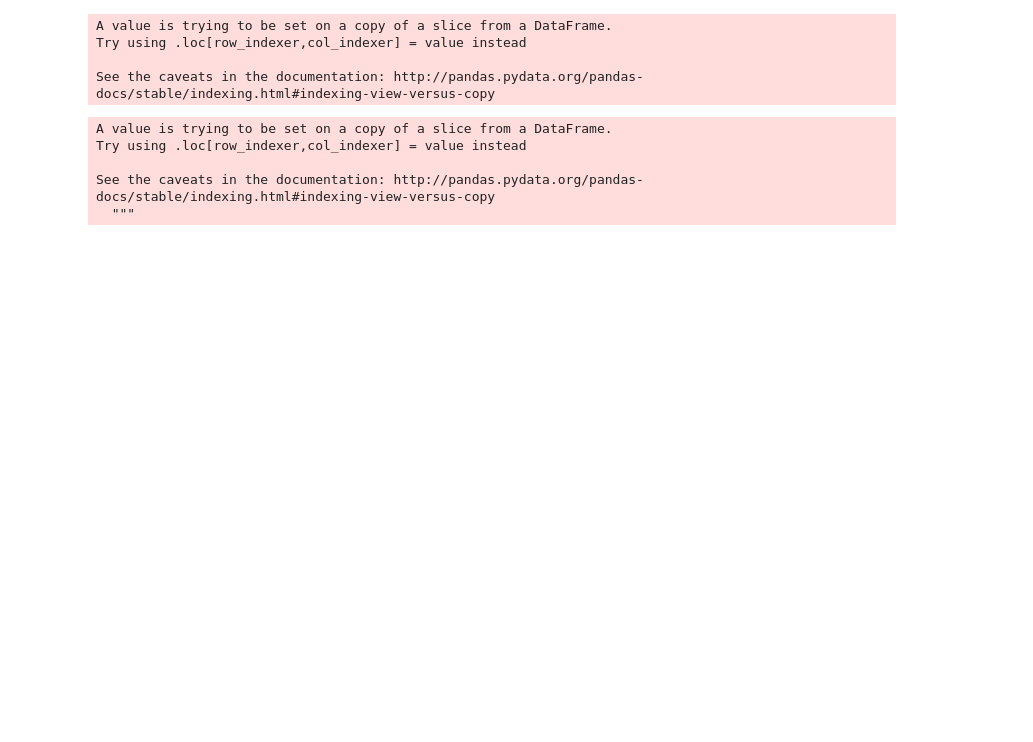
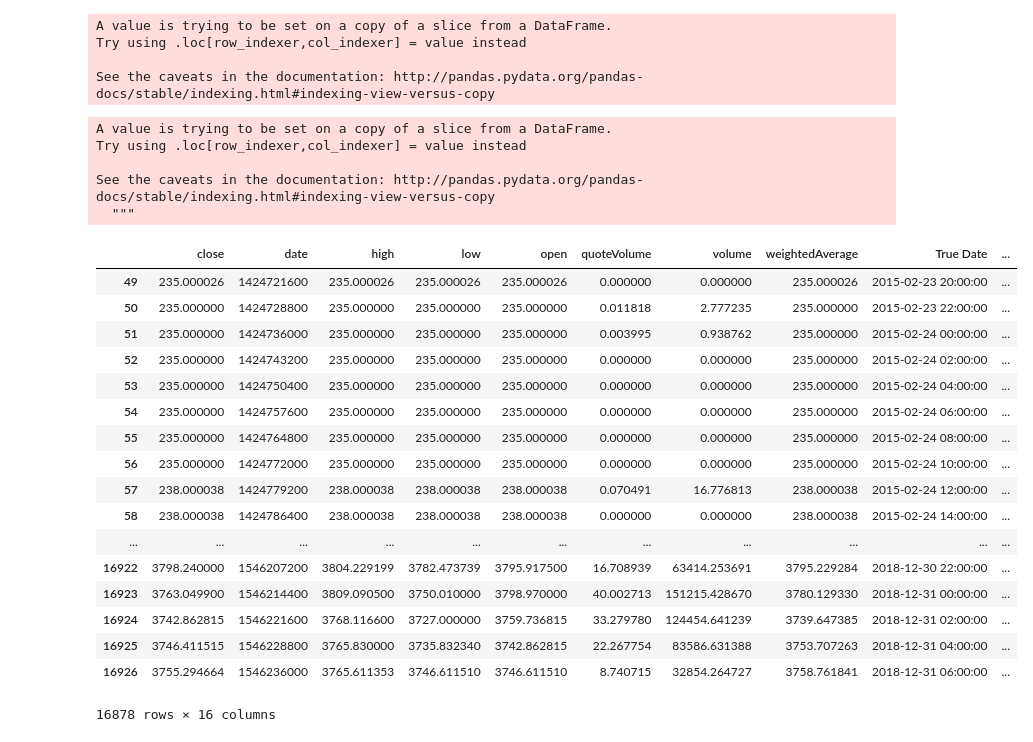
Before and after one commit to eliaselmet/Crypto-Project, a Jupyter notebook: Crypto_Main_Jonas-EMA.ipynb, the cells around one changed output. Cells and saved outputs as stored; diff of their text form; code cells hidden in the pictures; blank space fills up the shorter version.

```diff
--- a/Crypto_Main_Jonas-EMA.ipynb
+++ b/Crypto_Main_Jonas-EMA.ipynb
@@ -59,15 +66,34 @@ See the caveats in the documentation: http://pandas.pydata.org/pandas-docs/stabl
 # %%
 #Find where the column values change
 #this function compares current value to previous value and if they are the same = True
 #If current value does not equal then it is false.
 #Therefore all the "false" tags will have an exit price for our long and a entry price for our short
-Daily_data_EMA['entry and exit'] = Daily_data_EMA['Go Long or Short'].eq(Daily_data_EMA['Go Long or Short'].shift())
+Daily_data_EMA['EMA entry and exit'] = Daily_data_EMA['EMA Go Long or Short'].eq(Daily_data_EMA['EMA Go Long or Short'].shift())
 Daily_data_EMA.to_csv('ema_output.csv')
+Daily_data_EMA
 # %% [output]
 A value is trying to be set on a copy of a slice from a DataFrame.
 Try using .loc[row_indexer,col_indexer] = value instead
 
 See the caveats in the documentation: http://pandas.pydata.org/pandas-docs/stable/indexing.html#indexing-view-versus-copy
   """
+|  | close | date | high | low | open | quoteVolume | volume | weightedAverage | True Date | ... |
+| 49 | 235.000026 | 1424721600 | 235.000026 | 235.000026 | 235.000026 | 0.000000 | 0.000000 | 235.000026 | 2015-02-23 20:00:00 | ... |
+| 50 | 235.000000 | 1424728800 | 235.000000 | 235.000000 | 235.000000 | 0.011818 | 2.777235 | 235.000000 | 2015-02-23 22:00:00 | ... |
+| 51 | 235.000000 | 1424736000 | 235.000000 | 235.000000 | 235.000000 | 0.003995 | 0.938762 | 235.000000 | 2015-02-24 00:00:00 | ... |
+| 52 | 235.000000 | 1424743200 | 235.000000 | 235.000000 | 235.000000 | 0.000000 | 0.000000 | 235.000000 | 2015-02-24 02:00:00 | ... |
+| 53 | 235.000000 | 1424750400 | 235.000000 | 235.000000 | 235.000000 | 0.000000 | 0.000000 | 235.000000 | 2015-02-24 04:00:00 | ... |
+| 54 | 235.000000 | 1424757600 | 235.000000 | 235.000000 | 235.000000 | 0.000000 | 0.000000 | 235.000000 | 2015-02-24 06:00:00 | ... |
+| 55 | 235.000000 | 1424764800 | 235.000000 | 235.000000 | 235.000000 | 0.000000 | 0.000000 | 235.000000 | 2015-02-24 08:00:00 | ... |
+| 56 | 235.000000 | 1424772000 | 235.000000 | 235.000000 | 235.000000 | 0.000000 | 0.000000 | 235.000000 | 2015-02-24 10:00:00 | ... |
+| 57 | 238.000038 | 1424779200 | 238.000038 | 238.000038 | 238.000038 | 0.070491 | 16.776813 | 238.000038 | 2015-02-24 12:00:00 | ... |
+| 58 | 238.000038 | 1424786400 | 238.000038 | 238.000038 | 238.000038 | 0.000000 | 0.000000 | 238.000038 | 2015-02-24 14:00:00 | ... |
+| ... | ... | ... | ... | ... | ... | ... | ... | ... | ... | ... |
+| 16922 | 3798.240000 | 1546207200 | 3804.229199 | 3782.473739 | 3795.917500 | 16.708939 | 63414.253691 | 3795.229284 | 2018-12-30 22:00:00 | ... |
+| 16923 | 3763.049900 | 1546214400 | 3809.090500 | 3750.010000 | 3798.970000 | 40.002713 | 151215.428670 | 3780.129330 | 2018-12-31 00:00:00 | ... |
+| 16924 | 3742.862815 | 1546221600 | 3768.116600 | 3727.000000 | 3759.736815 | 33.279780 | 124454.641239 | 3739.647385 | 2018-12-31 02:00:00 | ... |
+| 16925 | 3746.411515 | 1546228800 | 3765.830000 | 3735.832340 | 3742.862815 | 22.267754 | 83586.631388 | 3753.707263 | 2018-12-31 04:00:00 | ... |
+| 16926 | 3755.294664 | 1546236000 | 3765.611353 | 3746.611510 | 3746.611510 | 8.740715 | 32854.264727 | 3758.761841 | 2018-12-31 06:00:00 | ... |
+16878 rows × 16 columns
 # %%
 #Lets pull out all the entry and exit points with closing price and Short or long column
```
Also changed, not shown: parts of 6 cells of this notebook, 1 other file.
